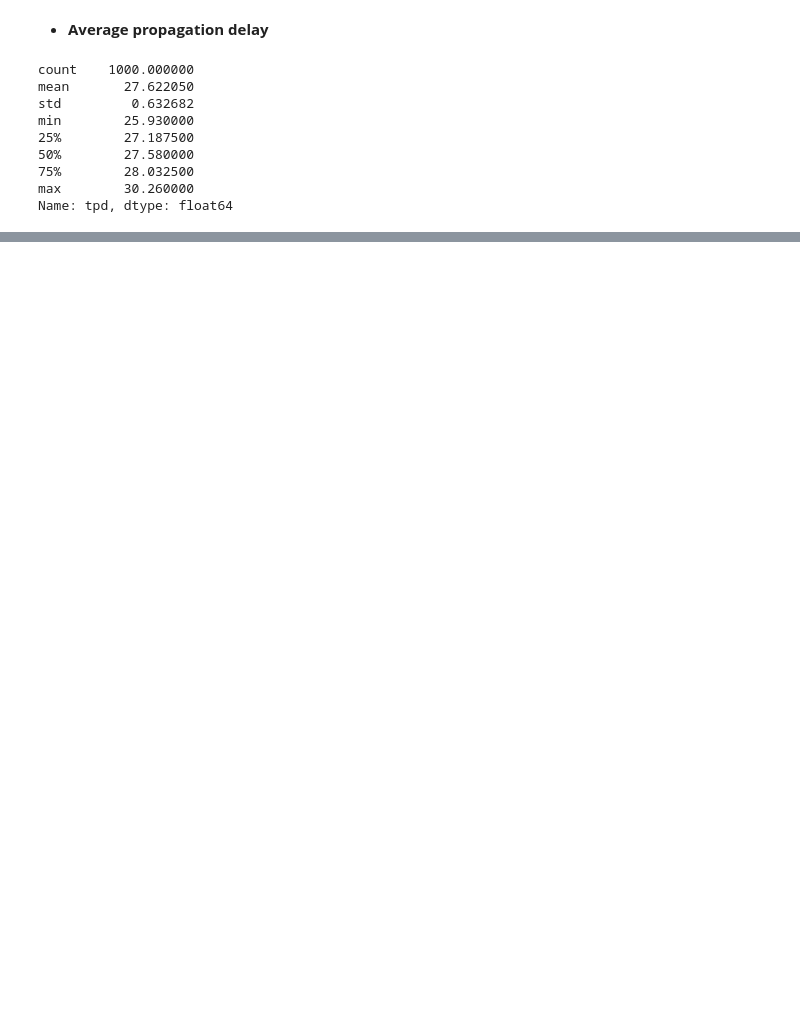
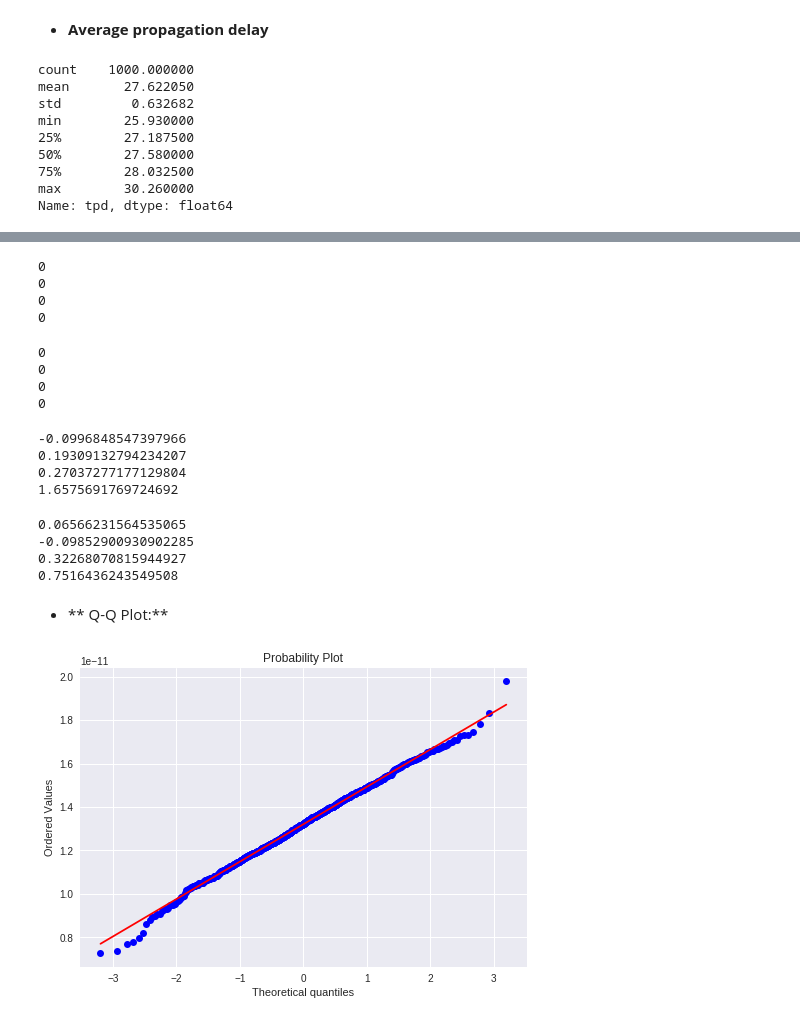
Before and after one commit to finkenauer/circuit-reliability, a Jupyter notebook: inverter/Measure analysis from inverter simulating Monte Carlo.ipynb, the cells around one changed output, grey strips where cells are left out. Cells and saved outputs as stored; diff of their text form; code cells hidden in the pictures; blank space fills up the shorter version.

Commit message:
qqq plot and kurtosis analysis added

```diff
--- a/inverter/Measure analysis from inverter simulating Monte Carlo.ipynb
+++ b/inverter/Measure analysis from inverter simulating Monte Carlo.ipynb
@@ -325,0 +332,52 @@ sns.kdeplot(df['tpd'])
+# %%
+print(df['pLH'].skew())
+print(df['pHL'].skew())
+print(df['trise'].skew())
+print(df['tfall'].skew())
+# %% [output]
+0
+0
+0
+0
+# %%
+print(df['pLH'].kurt())
+print(df['pHL'].kurt())
+print(df['trise'].kurt())
+print(df['tfall'].kurt())
+# %% [output]
+0
+0
+0
+0
+# %%
+print(stats.kurtosis(df.pLH, bias=False))
+print(stats.kurtosis(df.pHL, bias=False))
+print(stats.kurtosis(df.trise, bias=False))
+print(stats.kurtosis(df.tfall, bias=False))
+# %% [output]
+-0.0996848547397966
+0.19309132794234207
+0.27037277177129804
+1.6575691769724692
+# %%
+print(stats.skew(df.pLH, bias=False))
+print(stats.skew(df.pHL, bias=False))
+print(stats.skew(df.trise, bias=False))
+print(stats.skew(df.tfall, bias=False))
+# %% [output]
+0.06566231564535065
+-0.09852900930902285
+0.32268070815944927
+0.7516436243549508
+# %% [markdown]
+* ** Q-Q Plot:**
+# %%
+import numpy as np
+import pylab
+import scipy.stats as stats
+
+measurements = df.pHL
+stats.probplot(measurements, dist="norm", plot=pylab)
+pylab.show()
+# %% [output]
+[figure, added]
```
Also changed, not shown: parts of 30 cells of this notebook.
